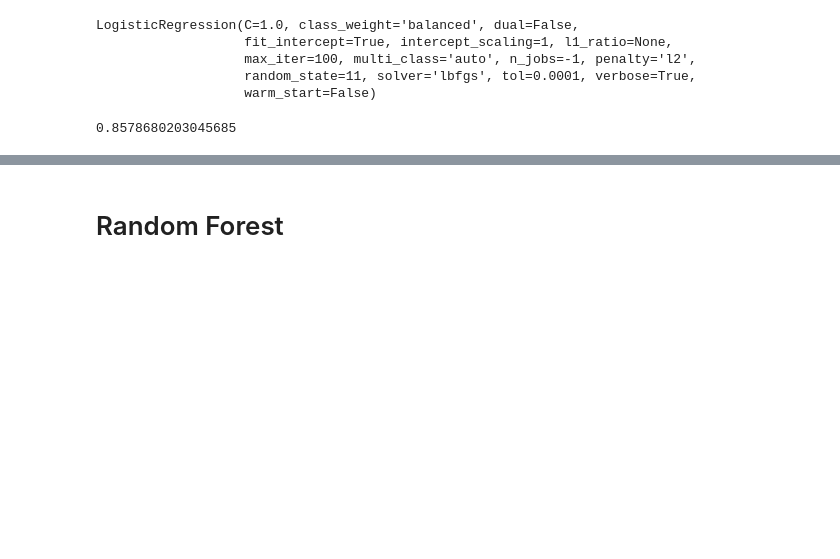
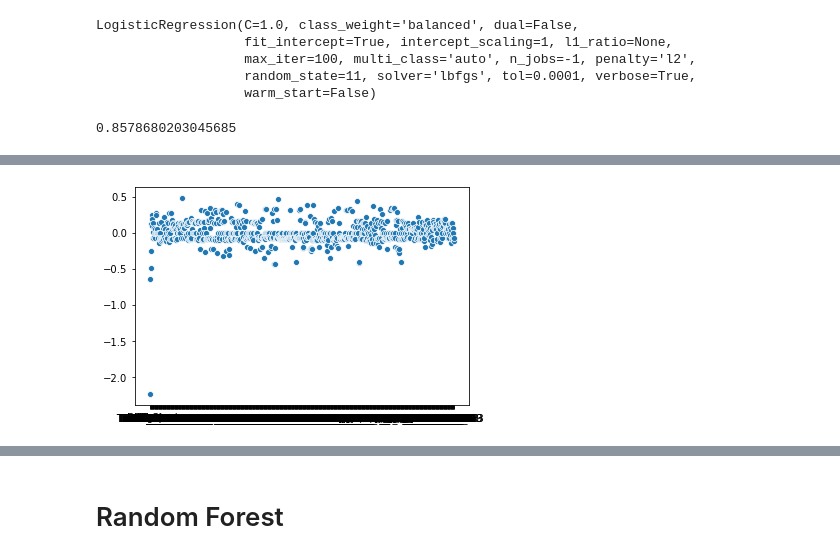
Before and after one commit to ReAlex1902/Titanic, a Jupyter notebook: main.ipynb, the cells around one changed output, grey strips where cells are left out. Drawn from its saved outputs; the diff is of its cells as text; code cells hidden in the pictures; blank space fills up the shorter version.

```diff
--- a/main.ipynb
+++ b/main.ipynb
@@ -145,0 +159,4 @@ array([[-0.64212105, -2.2365538 , -0.48366483, -0.25755919,  0.11823124,
+# %%
+sns.scatterplot(X_train.columns, logit.coef_.flatten());
+# %% [output]
+[figure, added]
```
Also changed, not shown: parts of 18 cells of this notebook.
